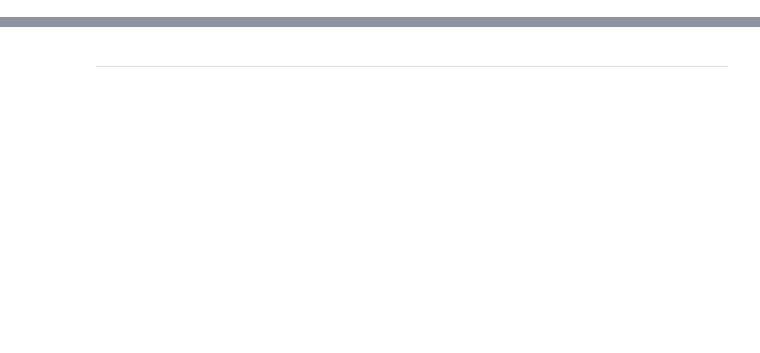
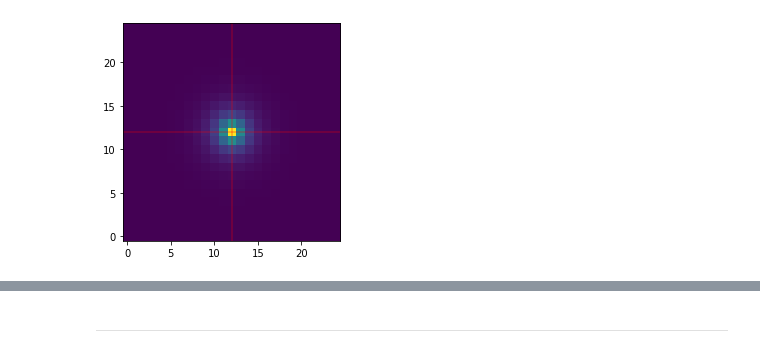
Before and after one commit to Kyssuber/research, a Jupyter notebook: notebooks/w3_psf_photometry.ipynb, the cells around one changed output, grey strips where cells are left out. Cells and saved outputs as stored; diff of their text form; code cells hidden in the pictures; blank space fills up the shorter version.

```diff
--- a/notebooks/w3_psf_photometry.ipynb
+++ b/notebooks/w3_psf_photometry.ipynb
@@ -22,0 +28,9 @@ plt.imshow(psf_im[150:175,150:175],origin='lower')
+# %%
+#model
+psf_output=fits.open(homedir+'/psf_test/psf-galfit-out.fits')
+plt.imshow(psf_output[2].data[150:175,150:175],origin='lower')
+plt.axhline(12,color='red',alpha=0.3)
+plt.axvline(12,color='red',alpha=0.3)
+plt.show()
+# %% [output]
+[figure, added]
```
Also changed, not shown: parts of 24 cells of this notebook, 1 other file.
